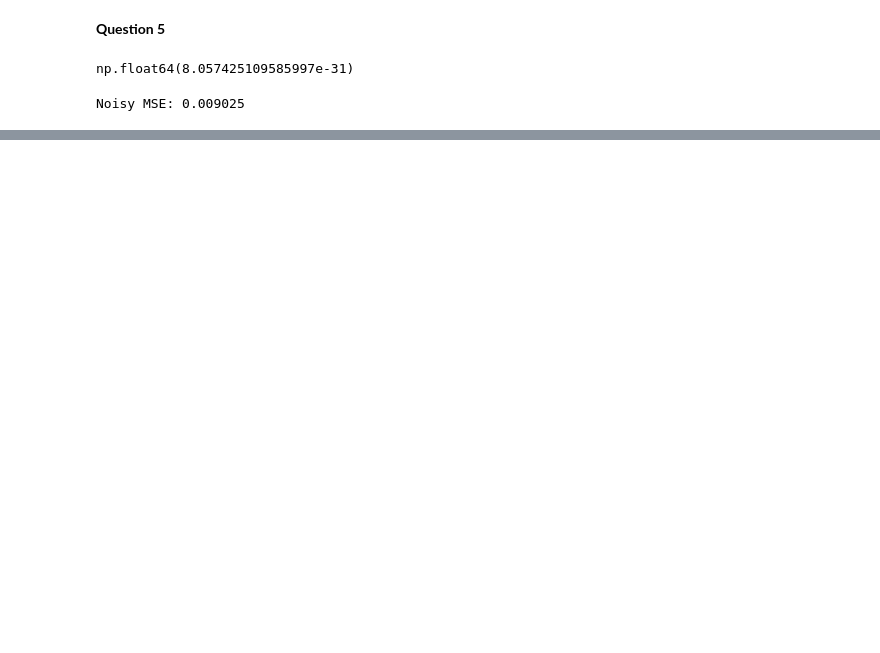
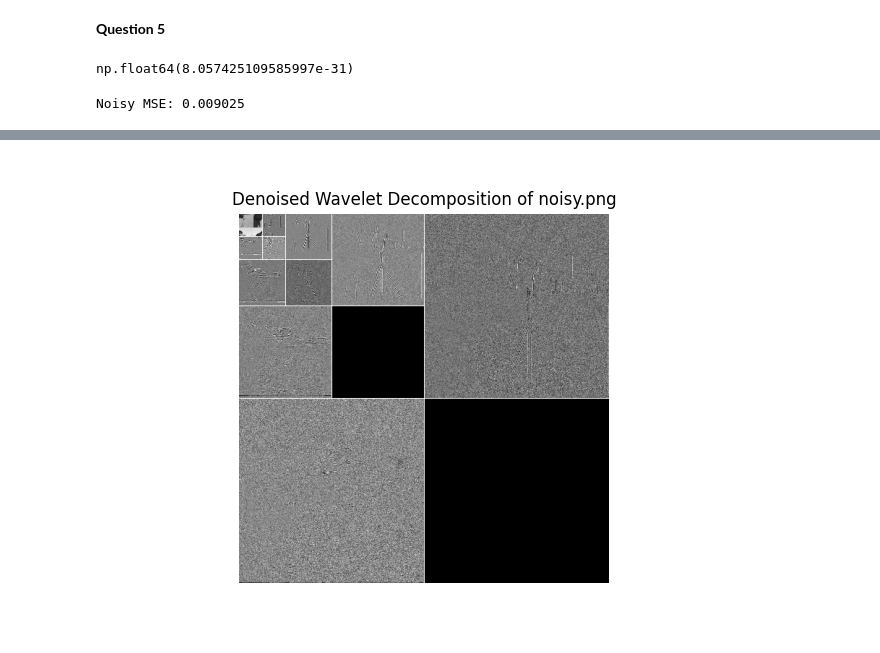
Before and after one commit to bbaruchel/projet_commun, a Jupyter notebook: joseph.ipynb, the cells around one changed output, grey strips where cells are left out. Cells and saved outputs as stored; diff of their text form; code cells hidden in the pictures; blank space fills up the shorter version.

```diff
--- a/joseph.ipynb
+++ b/joseph.ipynb
@@ -633,0 +652,28 @@ Denoised MSE: 0.002349
+# %%
+eps = 0.5
+for scale in coefs[:-1]:
+    for c in scale:
+        ##seuillage doux
+        #c = np.sign(c) * np.maximum(np.abs(c) - eps, 0)#ne fonctionne pas
+        ## autre seuillage doux
+        # m = np.mean(c)
+        # for i in range(c.shape[0]):
+        #     for j in range(c.shape[1]):
+        #         if np.abs(c[i,j])<eps:
+        #             c[i,j] = 0
+        #         else :
+        #             c[i,j] = c[i,j]-eps
+        ##sans comprimer
+        m = np.mean([d for d in c.flatten() if abs(d)>eps])
+        for i in range(c.shape[0]):
+            for j in range(c.shape[1]):
+                c[i,j] = c[i,j]-m
+denoise_brute = idwt2D(coefs,WAVENAME)
+coefs_display = display_transform(coefs)
+plt.figure()
+plt.title("Denoised Wavelet Decomposition of noisy.png")
+plt.imshow(coefs_display, cmap='gray')
+plt.axis('off')
+plt.show()
+# %% [output]
+[figure, added]
```
Also changed, not shown: parts of 11 cells of this notebook.
